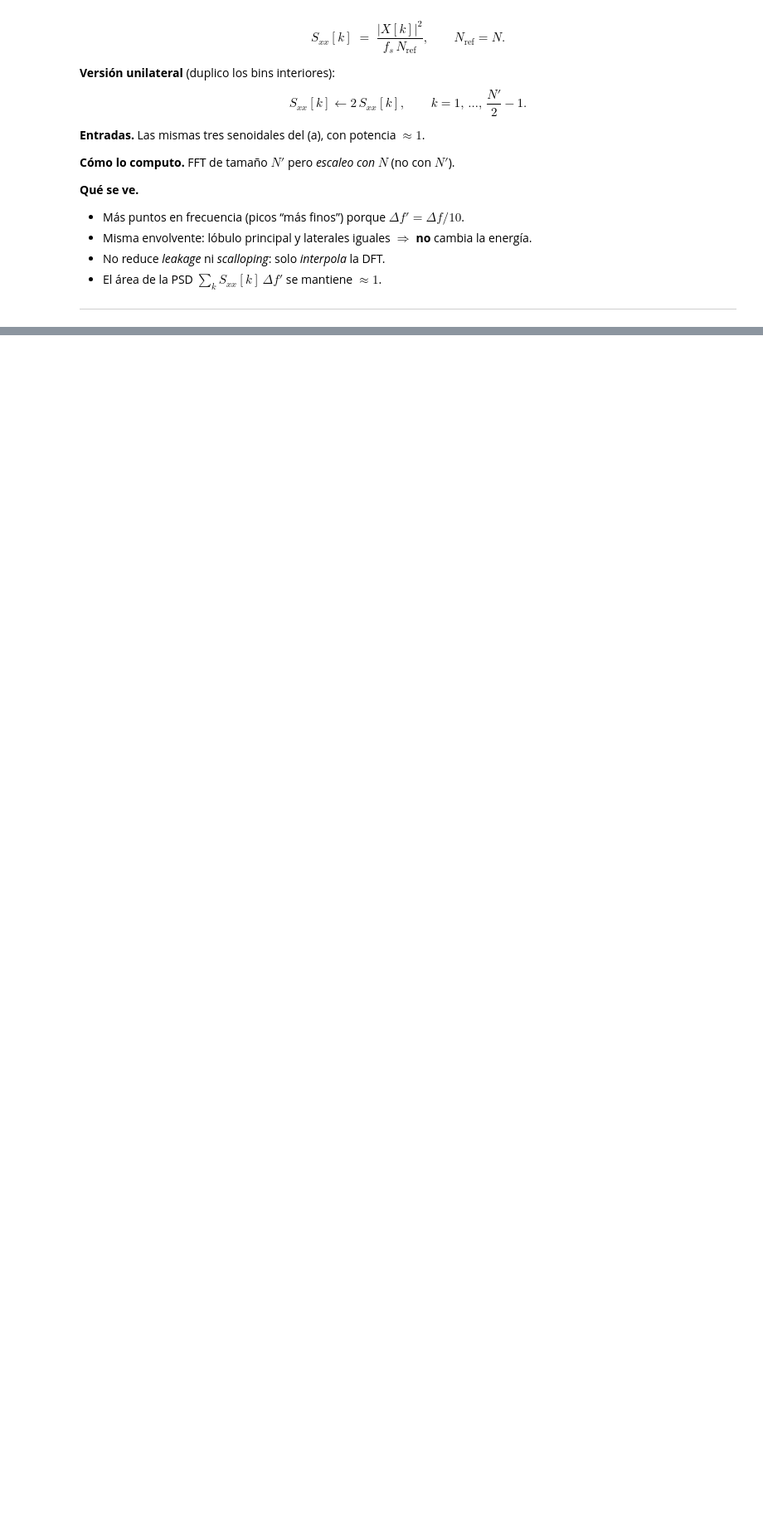
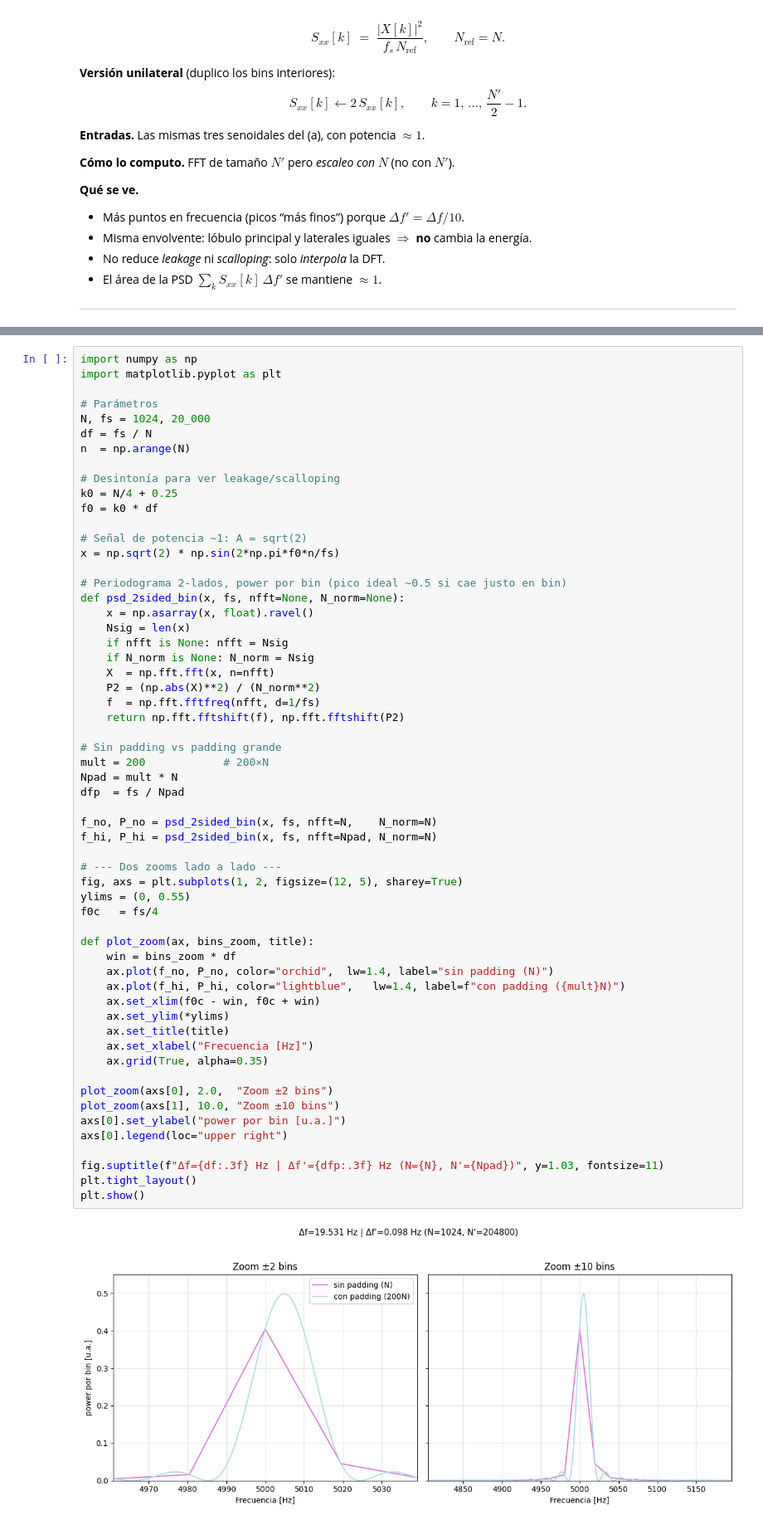
Before and after one commit to MSereGB/APS-Serena, a Jupyter notebook: Trabajos Prácticos/TS3_APS_GIL.ipynb, the cells around one changed output, grey strips where cells are left out. Shown at 83% size. Saved outputs shown, nothing was run; the diff lists cells and outputs as text; blank space fills up the shorter version.

```diff
--- a/Trabajos Prácticos/TS3_APS_GIL.ipynb
+++ b/Trabajos Prácticos/TS3_APS_GIL.ipynb
@@ -343,3 +283,63 @@ N=1024, Δf=19.531 Hz   |   N'=10240, Δf'=1.953 Hz
+# %%
+import numpy as np
+import matplotlib.pyplot as plt
+
+# Parámetros
+N, fs = 1024, 20_000
+df = fs / N
+n  = np.arange(N)
+
+# Desintonía para ver leakage/scalloping
+k0 = N/4 + 0.25
+f0 = k0 * df
+
+# Señal de potencia ~1: A = sqrt(2)
+x = np.sqrt(2) * np.sin(2*np.pi*f0*n/fs)
+
+# Periodograma 2-lados, power por bin (pico ideal ~0.5 si cae justo en bin)
+def psd_2sided_bin(x, fs, nfft=None, N_norm=None):
+    x = np.asarray(x, float).ravel()
+    Nsig = len(x)
+    if nfft is None: nfft = Nsig
+    if N_norm is None: N_norm = Nsig
+    X  = np.fft.fft(x, n=nfft)
+    P2 = (np.abs(X)**2) / (N_norm**2)
+    f  = np.fft.fftfreq(nfft, d=1/fs)
+    return np.fft.fftshift(f), np.fft.fftshift(P2)
+
+# Sin padding vs padding grande
+mult = 200            # 200×N
+Npad = mult * N
+dfp  = fs / Npad
+
+f_no, P_no = psd_2sided_bin(x, fs, nfft=N,    N_norm=N)
+f_hi, P_hi = psd_2sided_bin(x, fs, nfft=Npad, N_norm=N)
+
+# --- Dos zooms lado a lado ---
+fig, axs = plt.subplots(1, 2, figsize=(12, 5), sharey=True)
+ylims = (0, 0.55)
+f0c   = fs/4
+
+def plot_zoom(ax, bins_zoom, title):
+    win = bins_zoom * df
+    ax.plot(f_no, P_no, color="orchid",  lw=1.4, label="sin padding (N)")
+    ax.plot(f_hi, P_hi, color="lightblue",   lw=1.4, label=f"con padding ({mult}N)")
+    ax.set_xlim(f0c - win, f0c + win)
+    ax.set_ylim(*ylims)
+    ax.set_title(title)
+    ax.set_xlabel("Frecuencia [Hz]")
+    ax.grid(True, alpha=0.35)
+
+plot_zoom(axs[0], 2.0,  "Zoom ±2 bins")
+plot_zoom(axs[1], 10.0, "Zoom ±10 bins")
+axs[0].set_ylabel("power por bin [u.a.]")
+axs[0].legend(loc="upper right")
+
+fig.suptitle(f"Δf={df:.3f} Hz | Δf'={dfp:.3f} Hz (N={N}, N'={Npad})", y=1.03, fontsize=11)
+plt.tight_layout()
+plt.show()
+# %% [output]
+[figure, added]
 # %% [markdown]
 ---
 
```
Also changed, not shown: parts of 4 cells of this notebook.
